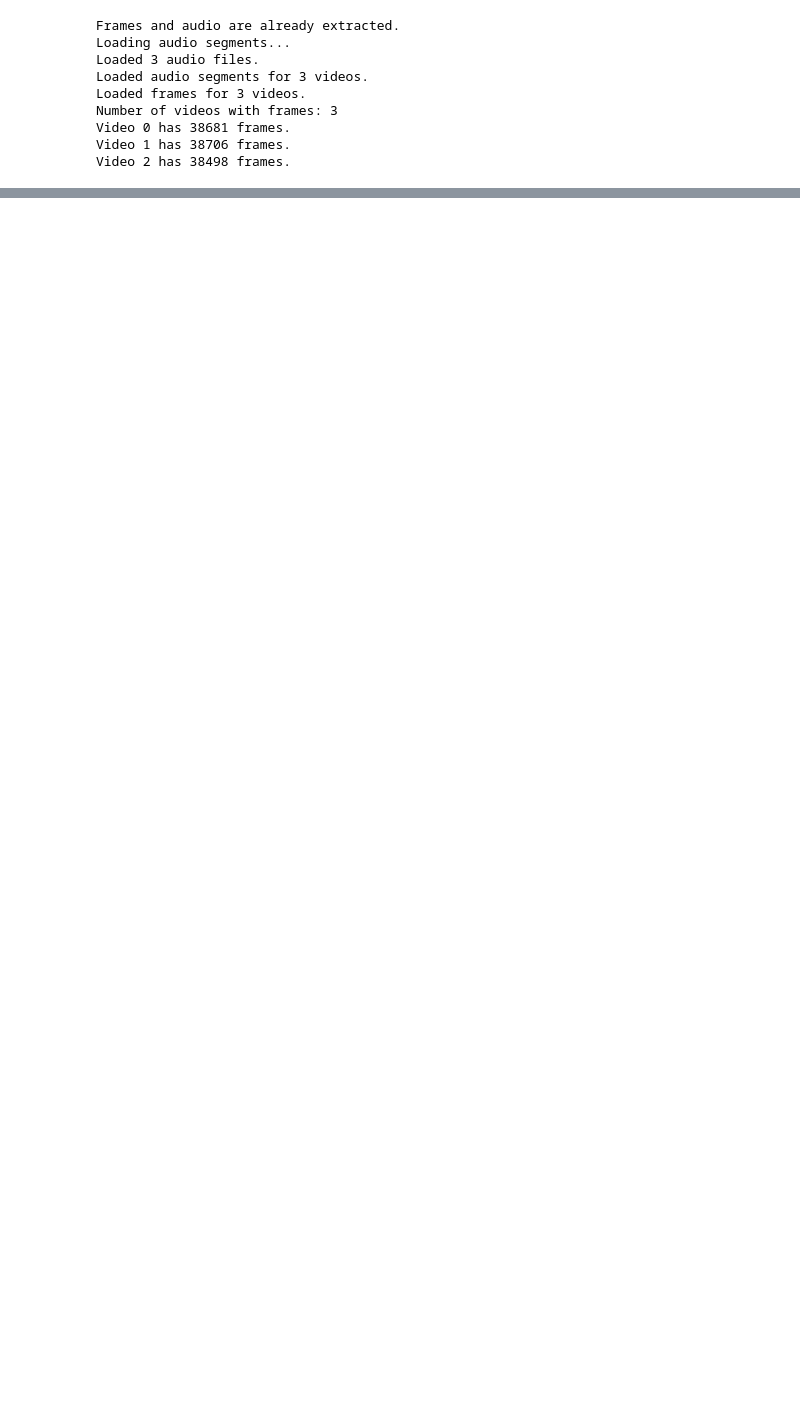
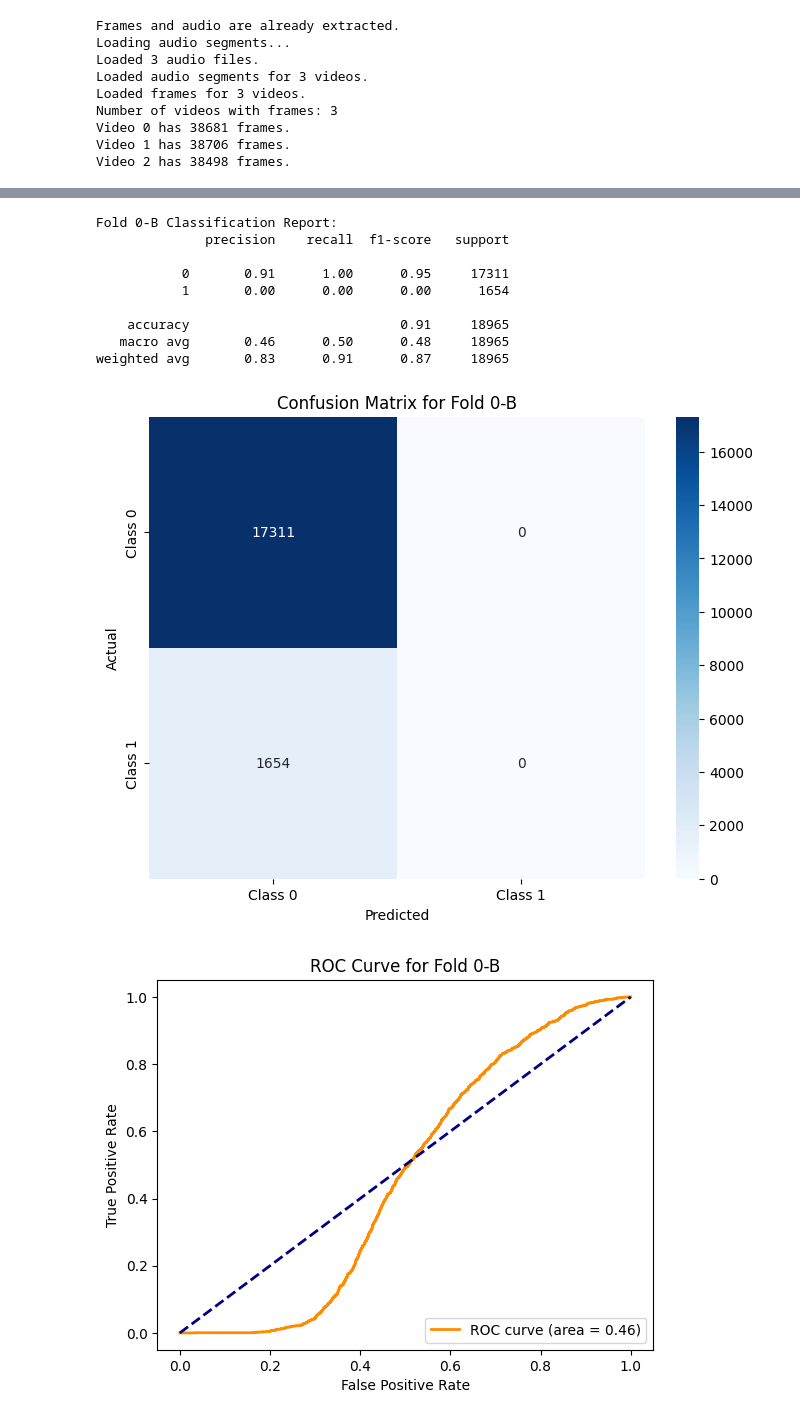
Before and after one commit to olesasha/find_kermit, a Jupyter notebook: sim2_hybrid_analysis.ipynb, the cells around one changed output, grey strips where cells are left out. Drawn from its saved outputs; the diff is of its cells as text; code cells hidden in the pictures; blank space fills up the shorter version.

```diff
--- a/sim2_hybrid_analysis.ipynb
+++ b/sim2_hybrid_analysis.ipynb
@@ -118,0 +354,14 @@ feature_df.shape
+# %%
+evaluate_model(best_model_xgb_cook, feature_df, train_cols, 'Cook_combi', results_xgb_cook, spec_fold= "worst")
+# %% [output]
+Fold 0-B Classification Report:
+              precision    recall  f1-score   support
+
+           0       0.91      1.00      0.95     17311
+           1       0.00      0.00      0.00      1654
+
+    accuracy                           0.91     18965
+   macro avg       0.46      0.50      0.48     18965
+weighted avg       0.83      0.91      0.87     18965
+[figure, added]
+[figure, added]
```
Also changed, not shown: parts of 41 cells of this notebook, 1 other file.
